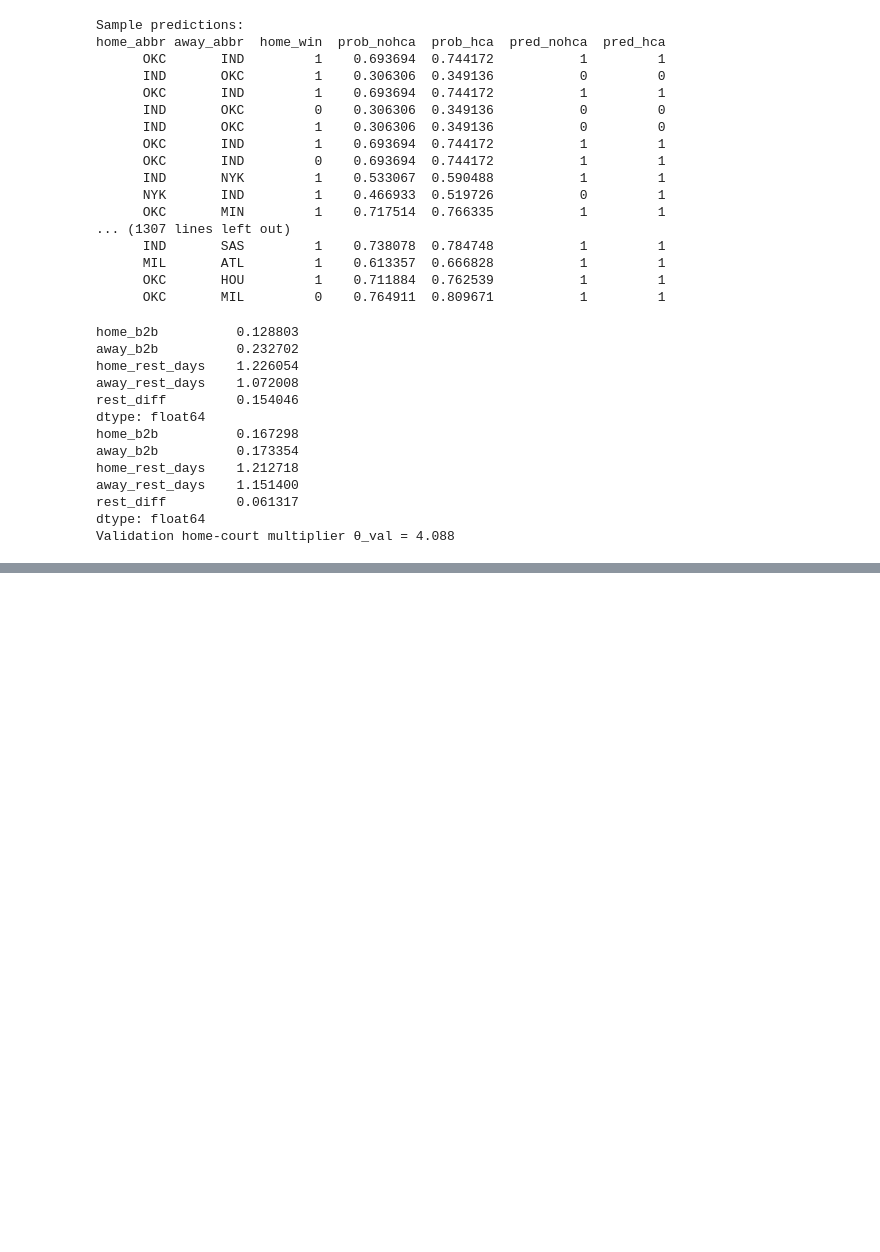
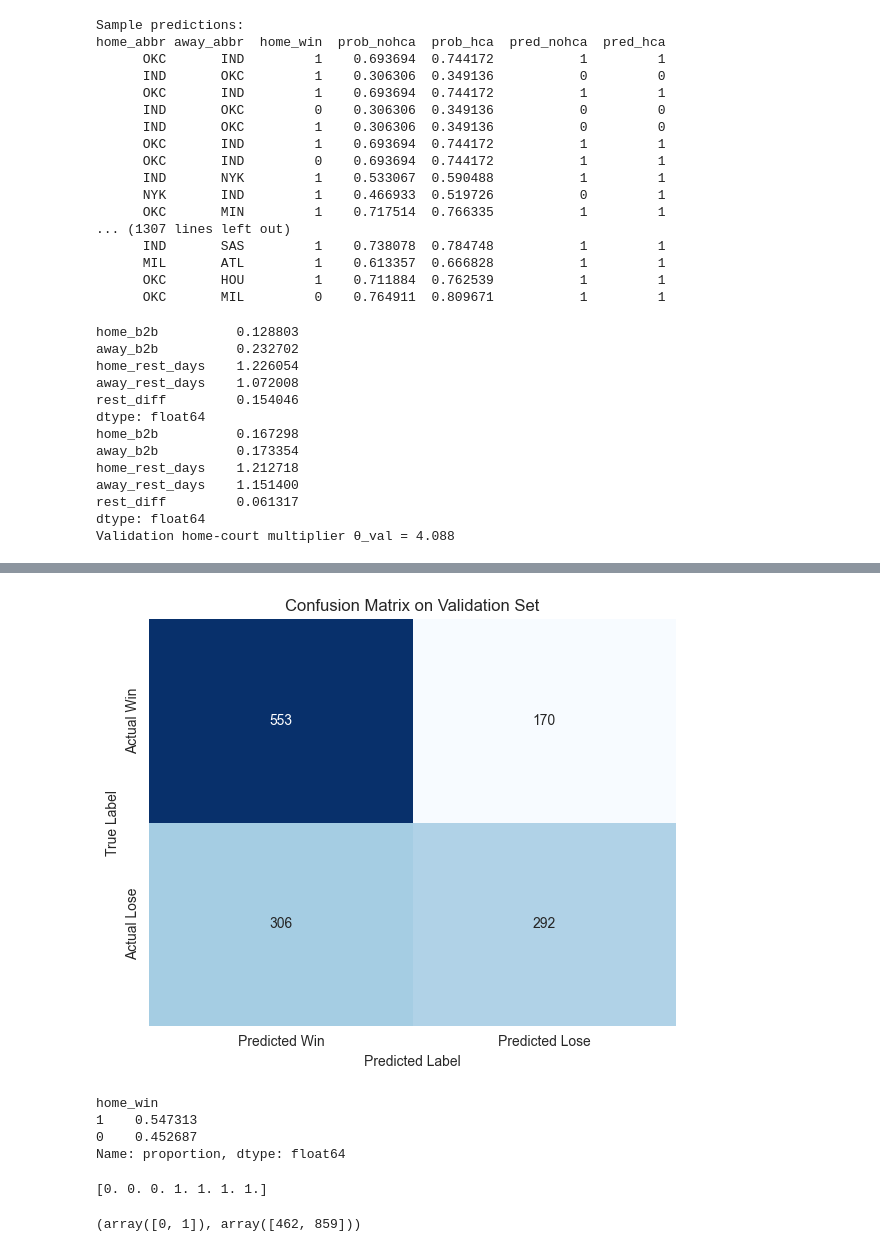
Before and after one commit to ivanho0908/Capstone-Project, a Jupyter notebook: models.ipynb, the cells around one changed output, grey strips where cells are left out. Saved outputs shown, nothing was run; the diff lists cells and outputs as text; code cells hidden in the pictures; blank space fills up the shorter version.

```diff
--- a/models.ipynb
+++ b/models.ipynb
@@ -2089,0 +2426,21 @@ val_df.describe()
+# %%
+model = BTCVwithElastic(
+    teams=teams,
+    team_to_idx=team_to_idx,
+    s=s_init ,
+    beta=beta_init,
+    feature_cols=feature_cols,
+    mu=mu,
+    sd=sd,
+    context_cols=context_cols,
+    gamma=gamma_init ,
+    mu_context=mu_context,
+    sd_context=sd_context,
+    lambda_s=1e-3, lambda_b=1e-3, lambda_g=1e-3,
+    l1_ratio=0.3
+)
+
+result_en = model.fit(train, test_frame=test, verbose=1)
+
+acc, ll = model.evaluate(test)
+print(f"Test accuracy={acc:.6f}, logloss={ll:.6f}")
@@ -2089,0 +2832,30 @@ val_df.describe()
+# %%
+# Confusion matrix for home win vs home loss
+cm = confusion_matrix(y_true, y_pred, labels=[1, 0])
+
+plt.figure(figsize=(6, 5))
+sns.heatmap(
+    cm, annot=True, fmt="d", cmap="Blues", cbar=False,
+    xticklabels=["Predicted Win", "Predicted Lose"],
+    yticklabels=["Actual Win", "Actual Lose"]
+)
+plt.title("Confusion Matrix on Validation Set")
+plt.xlabel("Predicted Label")
+plt.ylabel("True Label")
+plt.tight_layout()
+plt.show()
+# %% [output]
+[figure, added]
+# %%
+y_true.value_counts(normalize=True)
+# %% [output]
+home_win
+1    0.547313
+0    0.452687
+Name: proportion, dtype: float64
+# %%
+print(np.quantile(y_pred, [0, 0.01, 0.05, 0.5, 0.95, 0.99, 1]))
+np.unique((y_pred >= 0.5).astype(int), return_counts=True)
+# %% [output]
+[0. 0. 0. 1. 1. 1. 1.]
+(array([0, 1]), array([462, 859]))
```
Also changed, not shown: parts of 13 cells of this notebook, 6 other files.
